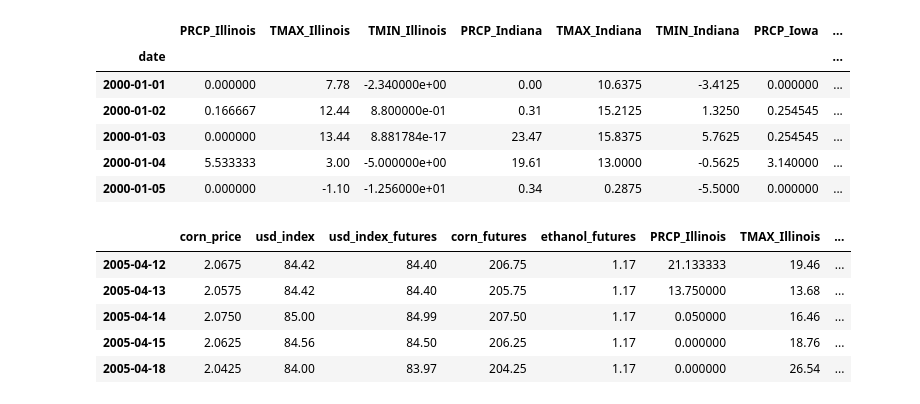
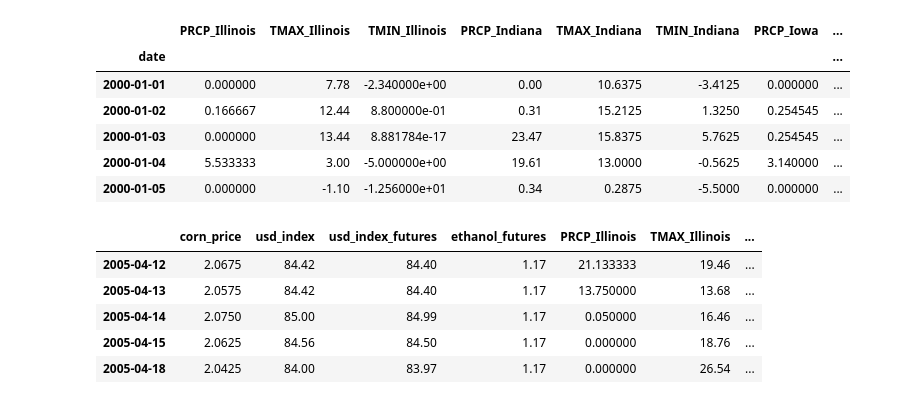
Before and after one commit to ShuranXu/Corn-Price-Predicter, a Jupyter notebook: Code/data_imports.ipynb, the cells around one changed output. Drawn from its saved outputs; the diff is of its cells as text; code cells hidden in the pictures.

Commit message:
concatenated all dataframes and included Richa's jupyter notebooks

```diff
--- a/Code/Data_import.ipynb
+++ b/Code/data_imports.ipynb
@@ -33,15 +17,15 @@ corn_futures.head()
 # %%
 # Read in corn actual price
-corn_act_prices_csv = Path("../Resources/corn-prices-historical-chart-data.csv")
-corn_act_prices = pd.read_csv(corn_act_prices_csv)
+corn_prices_csv = Path("../Resources/corn-prices-historical-chart-data.csv")
+corn_prices = pd.read_csv(corn_prices_csv)
 
 # Drop corn actual price data prior to 2000
-corn_act_prices = corn_act_prices[~(corn_act_prices["date"] < '1999-12-31')]
-corn_act_prices['date'] = pd.to_datetime(corn_act_prices['date'])
-corn_act_prices.set_index('date', inplace=True)
-corn_act_prices = corn_act_prices.sort_index()
-corn_act_prices.rename(columns={"value":"corn_price"}, inplace=True)
-corn_act_prices.head()
+corn_prices = corn_prices[~(corn_prices["date"] < '1999-12-31')]
+corn_prices['date'] = pd.to_datetime(corn_prices['date'])
+corn_prices.set_index('date', inplace=True)
+corn_prices = corn_prices.sort_index()
+corn_prices.rename(columns={"value":"corn_price"}, inplace=True)
+corn_prices.head()
 # %% [output]
 |  | corn_price |
 | date |  |
@@ -139,12 +118,12 @@ weather_data.head()
 | 2000-01-04 | 5.533333 | 3.00 | -5.000000e+00 | 19.61 | 13.0000 | -0.5625 | 3.140000 | ... |
 | 2000-01-05 | 0.000000 | -1.10 | -1.256000e+01 | 0.34 | 0.2875 | -5.5000 | 0.000000 | ... |
 # %%
-test_df = pd.concat([corn_act_prices, usd_index_daily, usd_index_futures, corn_futures, ethanol_futures_data, weather_data],axis=1, join="inner")
+test_df = pd.concat([corn_prices, usd_index_daily, usd_index_futures, ethanol_futures_data, weather_data],axis=1, join="inner")
 test_df.head()
 # %% [output]
-|  | corn_price | usd_index | usd_index_futures | corn_futures | ethanol_futures | PRCP_Illinois | TMAX_Illinois | ... |
-| 2005-04-12 | 2.0675 | 84.42 | 84.40 | 206.75 | 1.17 | 21.133333 | 19.46 | ... |
-| 2005-04-13 | 2.0575 | 84.42 | 84.40 | 205.75 | 1.17 | 13.750000 | 13.68 | ... |
-| 2005-04-14 | 2.0750 | 85.00 | 84.99 | 207.50 | 1.17 | 0.050000 | 16.46 | ... |
-| 2005-04-15 | 2.0625 | 84.56 | 84.50 | 206.25 | 1.17 | 0.000000 | 18.76 | ... |
-| 2005-04-18 | 2.0425 | 84.00 | 83.97 | 204.25 | 1.17 | 0.000000 | 26.54 | ... |
+|  | corn_price | usd_index | usd_index_futures | ethanol_futures | PRCP_Illinois | TMAX_Illinois | ... |
+| 2005-04-12 | 2.0675 | 84.42 | 84.40 | 1.17 | 21.133333 | 19.46 | ... |
+| 2005-04-13 | 2.0575 | 84.42 | 84.40 | 1.17 | 13.750000 | 13.68 | ... |
+| 2005-04-14 | 2.0750 | 85.00 | 84.99 | 1.17 | 0.050000 | 16.46 | ... |
+| 2005-04-15 | 2.0625 | 84.56 | 84.50 | 1.17 | 0.000000 | 18.76 | ... |
+| 2005-04-18 | 2.0425 | 84.00 | 83.97 | 1.17 | 0.000000 | 26.54 | ... |
```
Also changed, not shown: parts of 3 cells of this notebook, 3 other files.
